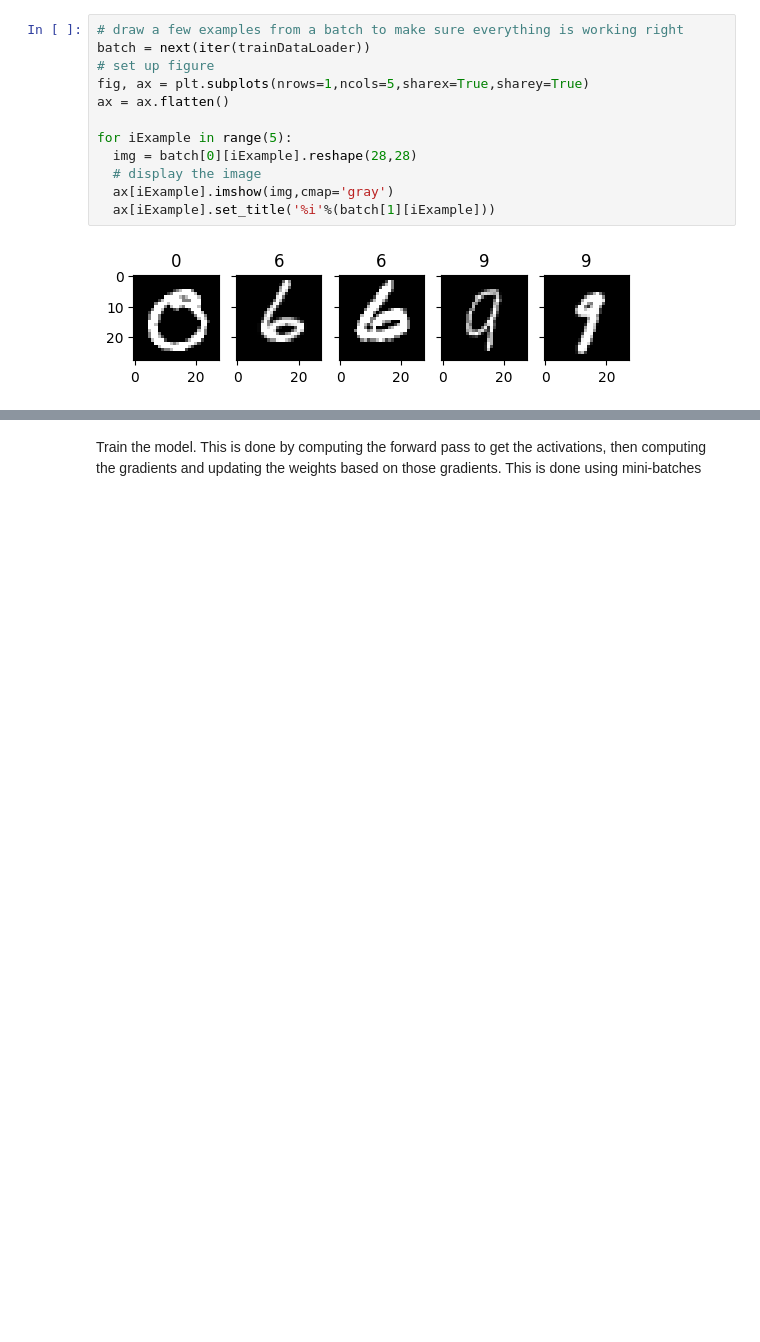
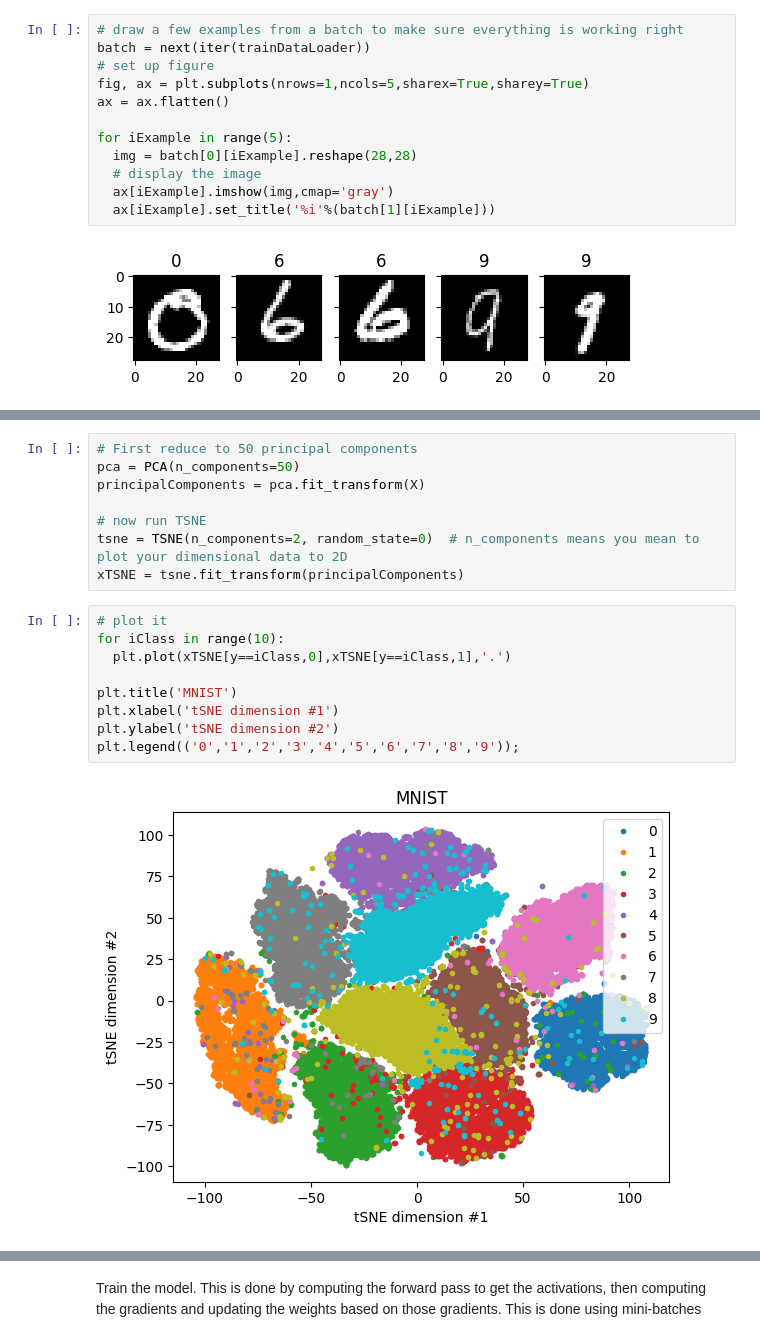
Before and after one commit to justingardner/deepstuff, a Jupyter notebook: MultilayerPerceptron.ipynb, the cells around one changed output, grey strips where cells are left out. Saved outputs shown, nothing was run; the diff lists cells and outputs as text; blank space fills up the shorter version.

```diff
--- a/MultilayerPerceptron.ipynb
+++ b/MultilayerPerceptron.ipynb
@@ -295,0 +316,19 @@ for iExample in range(5):
+# %%
+# First reduce to 50 principal components
+pca = PCA(n_components=50)
+principalComponents = pca.fit_transform(X)
+
+# now run TSNE
+tsne = TSNE(n_components=2, random_state=0)  # n_components means you mean to plot your dimensional data to 2D
+xTSNE = tsne.fit_transform(principalComponents)
+# %%
+# plot it
+for iClass in range(10):
+  plt.plot(xTSNE[y==iClass,0],xTSNE[y==iClass,1],'.')
+
+plt.title('MNIST')
+plt.xlabel('tSNE dimension #1')
+plt.ylabel('tSNE dimension #2')
+plt.legend(('0','1','2','3','4','5','6','7','8','9'));
+# %% [output]
+[figure, added]
```
Also changed, not shown: parts of 8 cells of this notebook.
